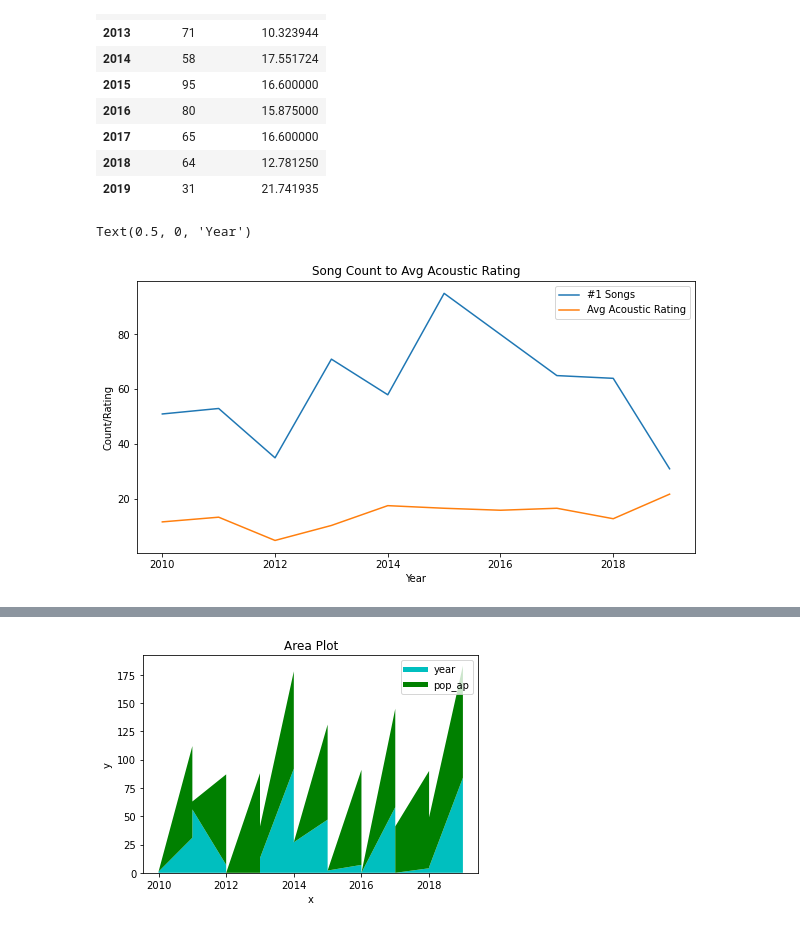
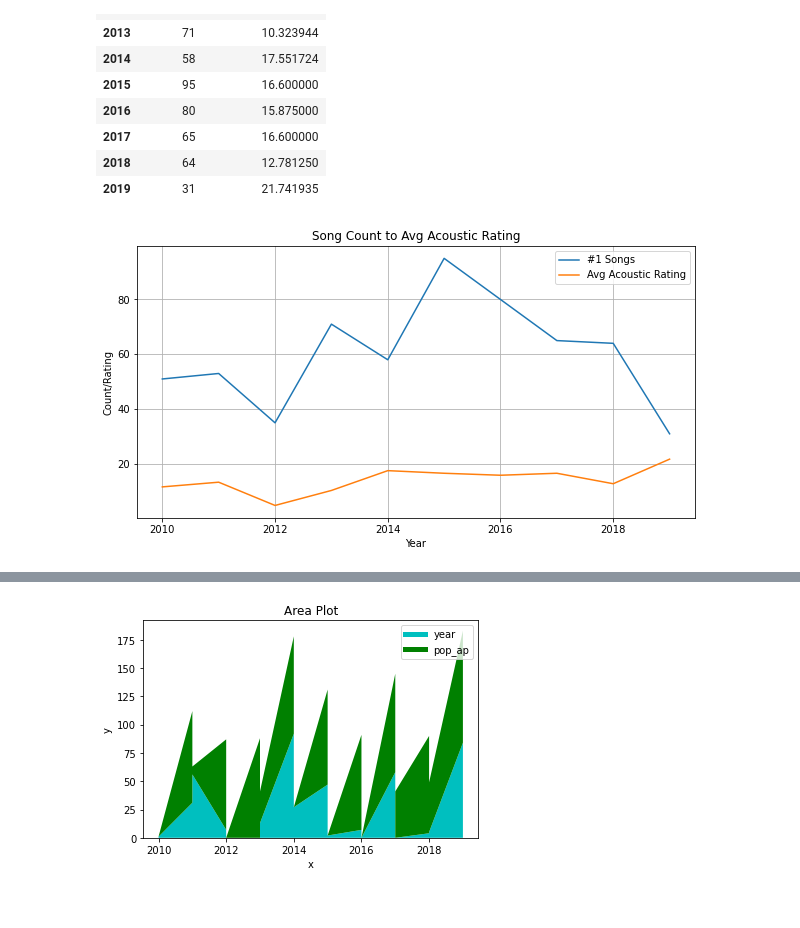
Before and after one commit to Boyder3113/Project_1, a Jupyter notebook: acoustic_data.ipynb, the cells around one changed output, grey strips where cells are left out. Drawn from its saved outputs; the diff is of its cells as text; code cells hidden in the pictures.

```diff
--- a/acoustic_data.ipynb
+++ b/acoustic_data.ipynb
@@ -98,11 +98,11 @@ acous_pop_year
 # %%
 # Line graph to show average acoustic rating of songs over time.
 raw_chart = acous_pop_year.plot(kind = 'line', title = 'Song Count to Avg Acoustic Rating', figsize = (10,5))
 raw_chart.set_ylabel('Count/Rating')
 raw_chart.set_xlabel('Year')
+plt.grid()
 # %% [output]
-Text(0.5, 0, 'Year')
-[figure, old version]
+[figure, new version]
 # %%
 #Area Chart Unstacked
 # Prepare Data
```
Also changed, not shown: parts of 1 cell of this notebook.
